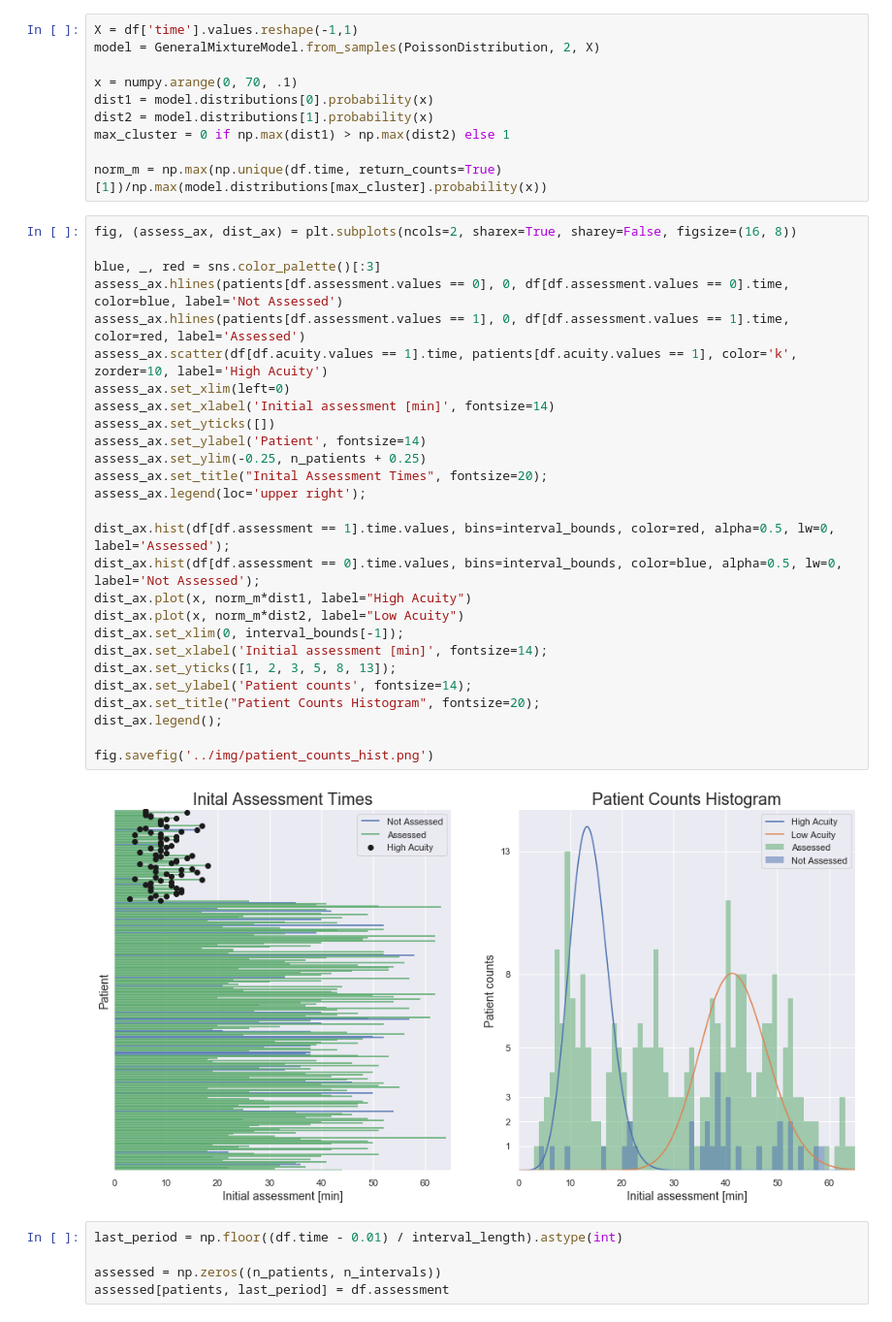
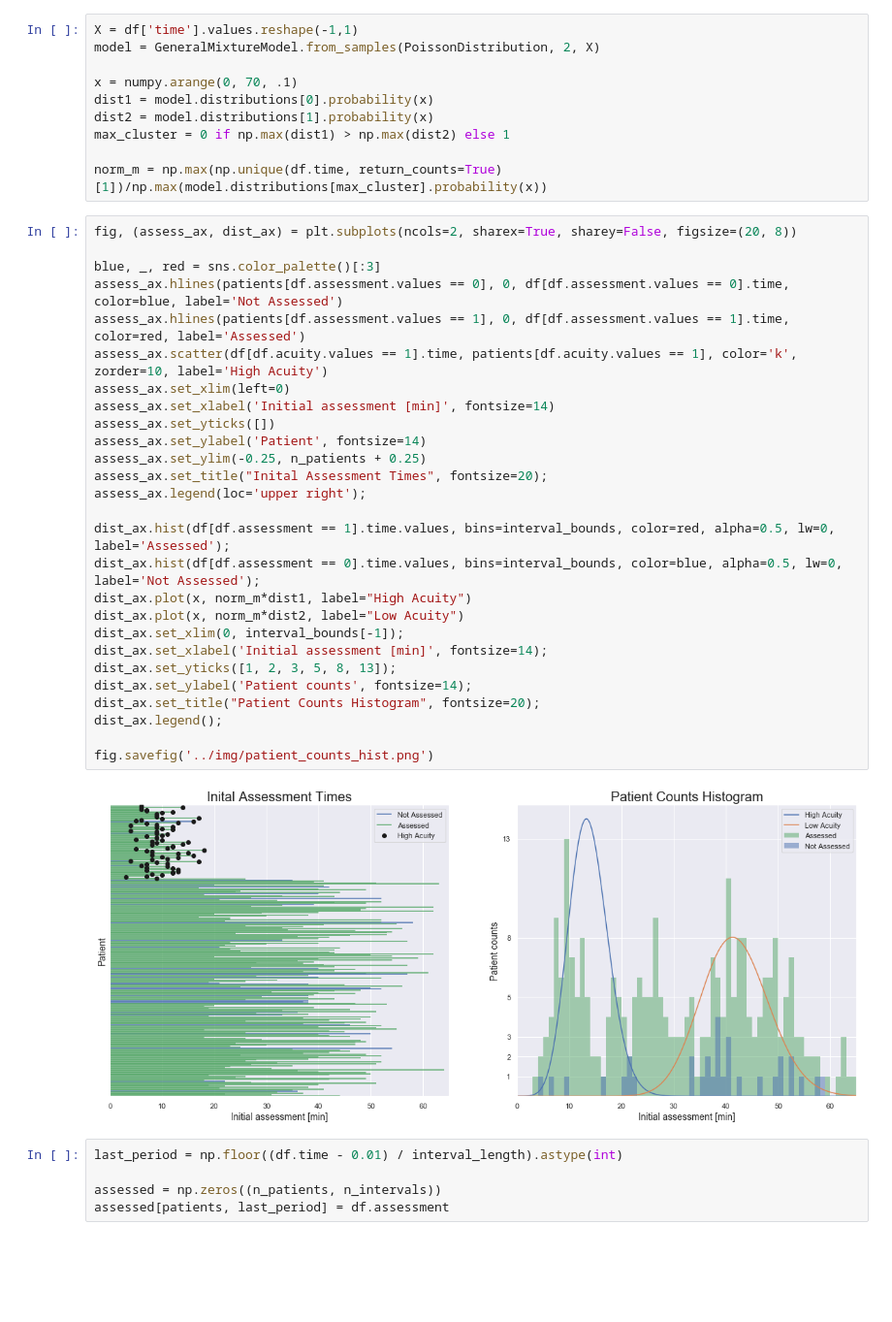
Before and after one commit to icmoore/healthcare_analytics, a Jupyter notebook: notebooks/inital_assessments.ipynb, the cells around one changed output. Shown at 97% size. Cells and saved outputs as stored; diff of their text form; blank space fills up the shorter version.

```diff
--- a/notebooks/inital_assessments.ipynb
+++ b/notebooks/inital_assessments.ipynb
@@ -69,34 +69,34 @@ max_cluster = 0 if np.max(dist1) > np.max(dist2) else 1
 
 norm_m = np.max(np.unique(df.time, return_counts=True)[1])/np.max(model.distributions[max_cluster].probability(x))
 # %%
-fig, (assess_ax, dist_ax) = plt.subplots(ncols=2, sharex=True, sharey=False, figsize=(16, 8))
+fig, (assess_ax, dist_ax) = plt.subplots(ncols=2, sharex=True, sharey=False, figsize=(20, 8))
 
 blue, _, red = sns.color_palette()[:3]
 assess_ax.hlines(patients[df.assessment.values == 0], 0, df[df.assessment.values == 0].time, color=blue, label='Not Assessed')
 assess_ax.hlines(patients[df.assessment.values == 1], 0, df[df.assessment.values == 1].time, color=red, label='Assessed')
 assess_ax.scatter(df[df.acuity.values == 1].time, patients[df.acuity.values == 1], color='k', zorder=10, label='High Acuity')
 assess_ax.set_xlim(left=0)
 assess_ax.set_xlabel('Initial assessment [min]', fontsize=14)
 assess_ax.set_yticks([])
 assess_ax.set_ylabel('Patient', fontsize=14)
 assess_ax.set_ylim(-0.25, n_patients + 0.25)
 assess_ax.set_title("Inital Assessment Times", fontsize=20);
 assess_ax.legend(loc='upper right');
 
 dist_ax.hist(df[df.assessment == 1].time.values, bins=interval_bounds, color=red, alpha=0.5, lw=0, label='Assessed');
 dist_ax.hist(df[df.assessment == 0].time.values, bins=interval_bounds, color=blue, alpha=0.5, lw=0, label='Not Assessed');
 dist_ax.plot(x, norm_m*dist1, label="High Acuity")
 dist_ax.plot(x, norm_m*dist2, label="Low Acuity")
 dist_ax.set_xlim(0, interval_bounds[-1]);
 dist_ax.set_xlabel('Initial assessment [min]', fontsize=14);
 dist_ax.set_yticks([1, 2, 3, 5, 8, 13]);
 dist_ax.set_ylabel('Patient counts', fontsize=14);
 dist_ax.set_title("Patient Counts Histogram", fontsize=20);
 dist_ax.legend();
 
 fig.savefig('../img/patient_counts_hist.png')
 # %% [output]
-[figure, old version]
+[figure, new version]
 # %%
 last_period = np.floor((df.time - 0.01) / interval_length).astype(int)
 
```
Also changed, not shown: 3 other files.
